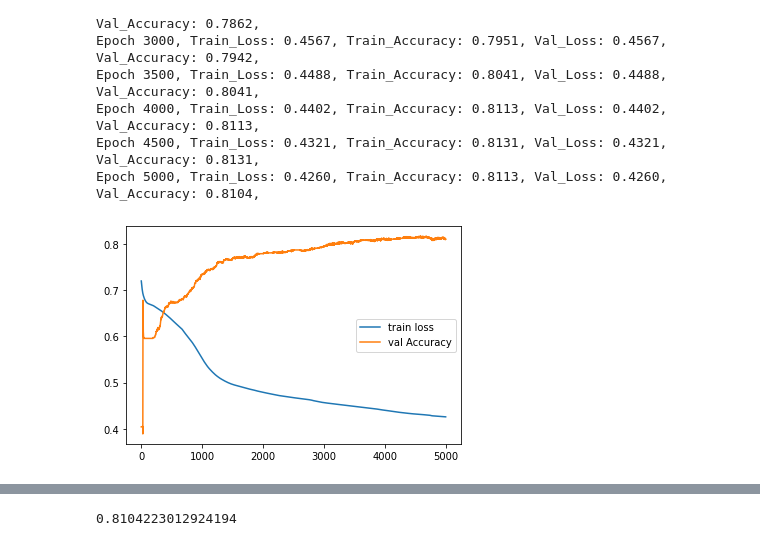
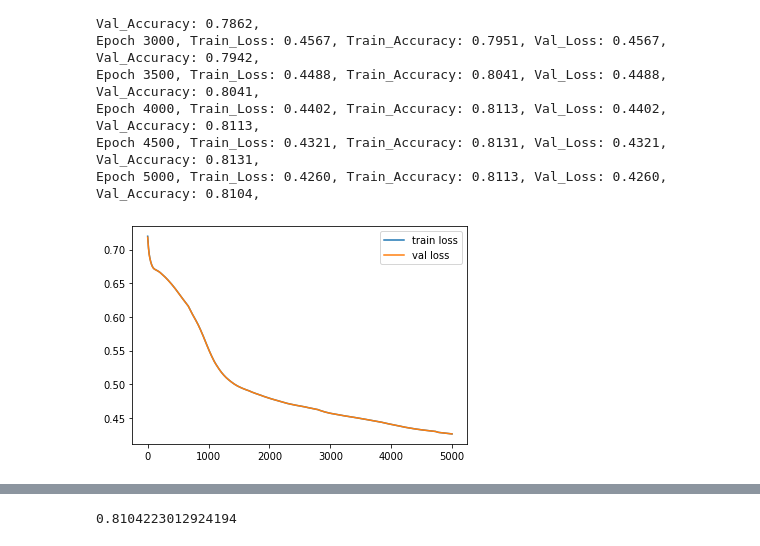
Before and after one commit to Jpayanshi/GCN-Assignment, a Jupyter notebook: assignment_4b.ipynb, the cells around one changed output, grey strips where cells are left out. Saved outputs shown, nothing was run; the diff lists cells and outputs as text; code cells hidden in the pictures.

```diff
--- a/assignment_4b.ipynb
+++ b/assignment_4b.ipynb
@@ -847,10 +856,10 @@ Epoch 5000, Train_Loss: 0.4260, Train_Accuracy: 0.8113, Val_Loss: 0.4260, Val_Ac
 # %%
 import matplotlib.pyplot as plt
 
 # Plot the training loss and validation accuracy
 plt.plot(train_losses, label='train loss')
-plt.plot(val_accuracies, label='val Accuracy')
+plt.plot(val_losses, label='val loss')
 plt.legend()
 plt.show()
 # %% [output]
-[figure, old version]
+[figure, new version]
```
Also changed, not shown: parts of 9 cells of this notebook.
